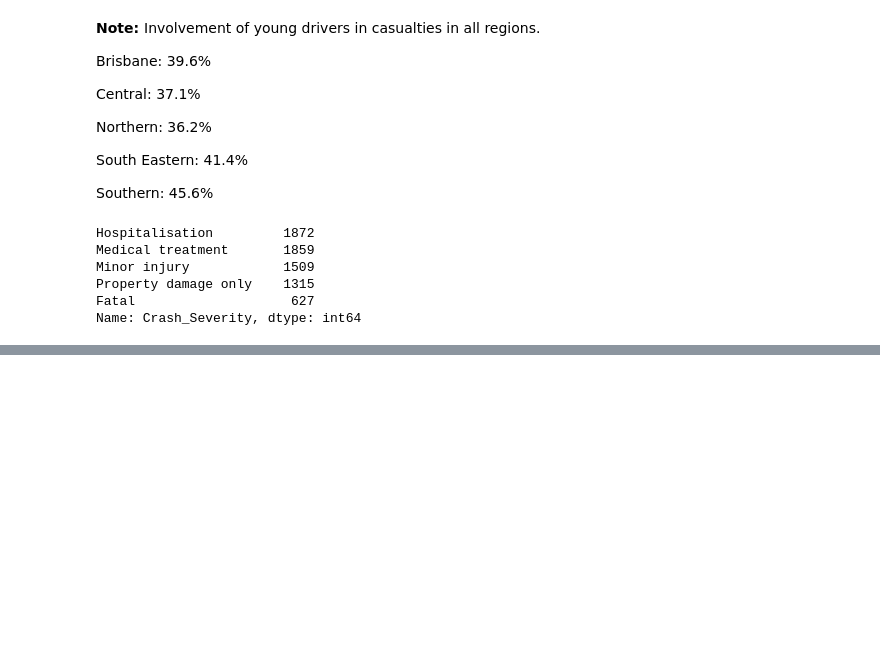
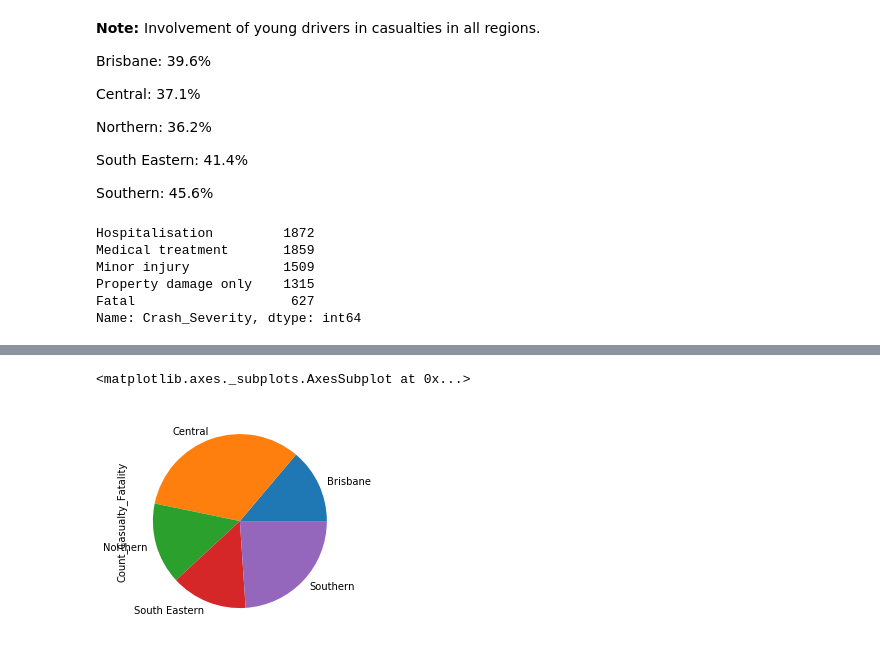
Before and after one commit to AmmaraRazzaq/DataAnalysis_with_Python, a Jupyter notebook: DataAnalysiswithPython.ipynb, the cells around one changed output, grey strips where cells are left out. Saved outputs shown, nothing was run; the diff lists cells and outputs as text; code cells hidden in the pictures; blank space fills up the shorter version.

Commit message:
plot pie chart

```diff
--- a/DataAnalysiswithPython.ipynb
+++ b/DataAnalysiswithPython.ipynb
@@ -920,0 +931,3 @@ plt.pyplot.ylim(0,)
+# %%
+df_year = df.groupby('Crash_Police_Region', axis=0).sum()
+df_year
@@ -920,0 +943,5 @@ plt.pyplot.ylim(0,)
+# %%
+df_year['Count_Casualty_Fatality'].plot(kind='pie')
+# %% [output]
+<matplotlib.axes._subplots.AxesSubplot at 0x...>
+[figure, added]
```
Also changed, not shown: parts of 4 cells of this notebook.
